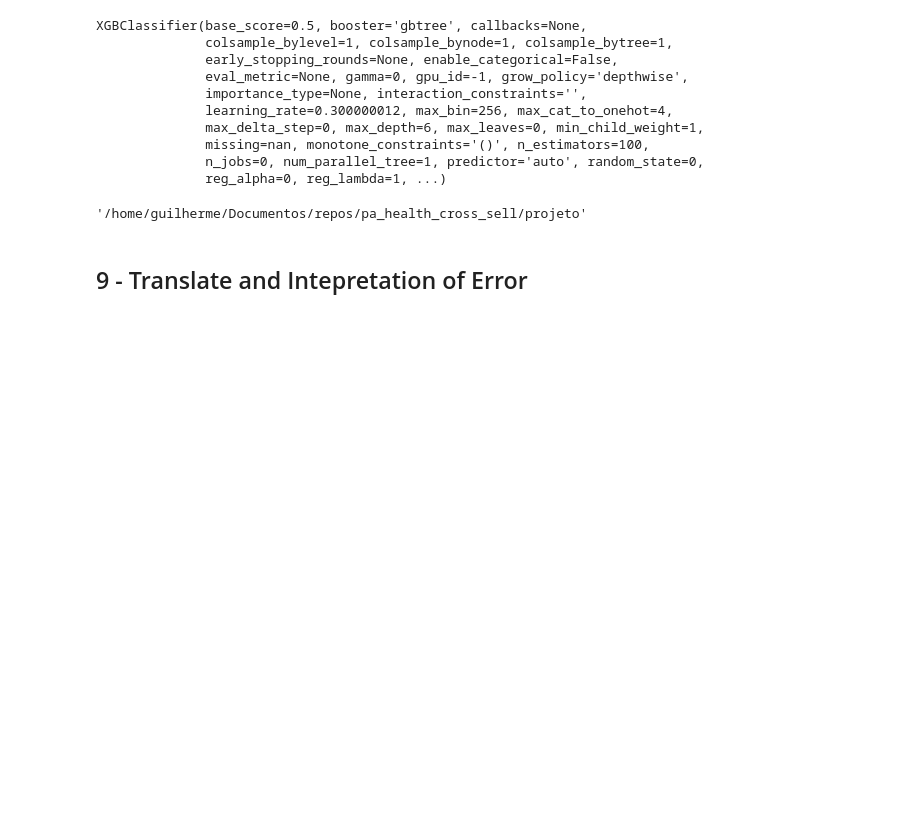
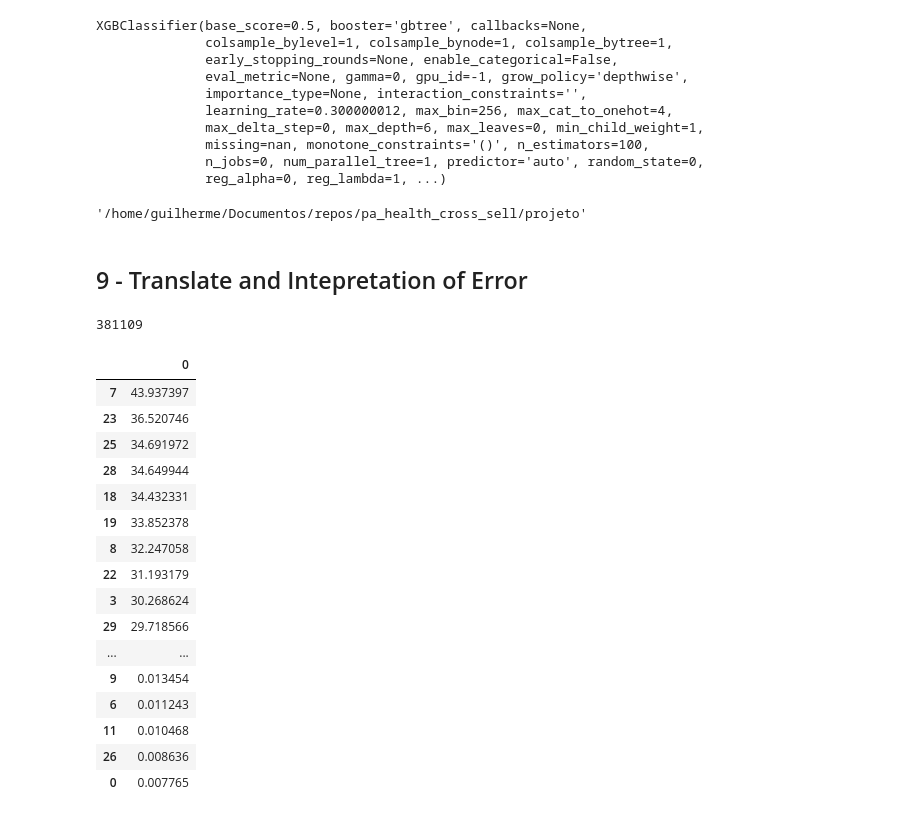
Before and after one commit to guiaraujofreitas/Insurance-Health-Cross-Sell, a Jupyter notebook: Step_8_Project_Health_Insurance_Cross_Sell.ipynb, the cells around one changed output. Cells and saved outputs as stored; diff of their text form; code cells hidden in the pictures; blank space fills up the shorter version.

Commit message:
Making orderned of list bussines

```diff
--- a/Step_8_Project_Health_Insurance_Cross_Sell.ipynb
+++ b/Step_8_Project_Health_Insurance_Cross_Sell.ipynb
@@ -1155,4 +1156,30 @@ model_xgb_cl = pickle.load(open ('/home/guilherme/Documentos/repos/pa_health_cro
 
 #making predict the variable response
 yhat_xgb_cl = model_xgb_cl.predict_proba(x_val)
+# %%
+list_predict = pd.DataFrame(yhat_xgb_cl[:,1].tolist())
+# %%
+len(df4['id'])
+# %% [output]
+381109
+# %%
+list_predict.head(30).sort_values(0,ascending=False) *100
+# %% [output]
+|  | 0 |
+| 7 | 43.937397 |
+| 23 | 36.520746 |
+| 25 | 34.691972 |
+| 28 | 34.649944 |
+| 18 | 34.432331 |
+| 19 | 33.852378 |
+| 8 | 32.247058 |
+| 22 | 31.193179 |
+| 3 | 30.268624 |
+| 29 | 29.718566 |
+| ... | ... |
+| 9 | 0.013454 |
+| 6 | 0.011243 |
+| 11 | 0.010468 |
+| 26 | 0.008636 |
+| 0 | 0.007765 |
 # %%
```
Also changed, not shown: parts of 6 cells of this notebook.
